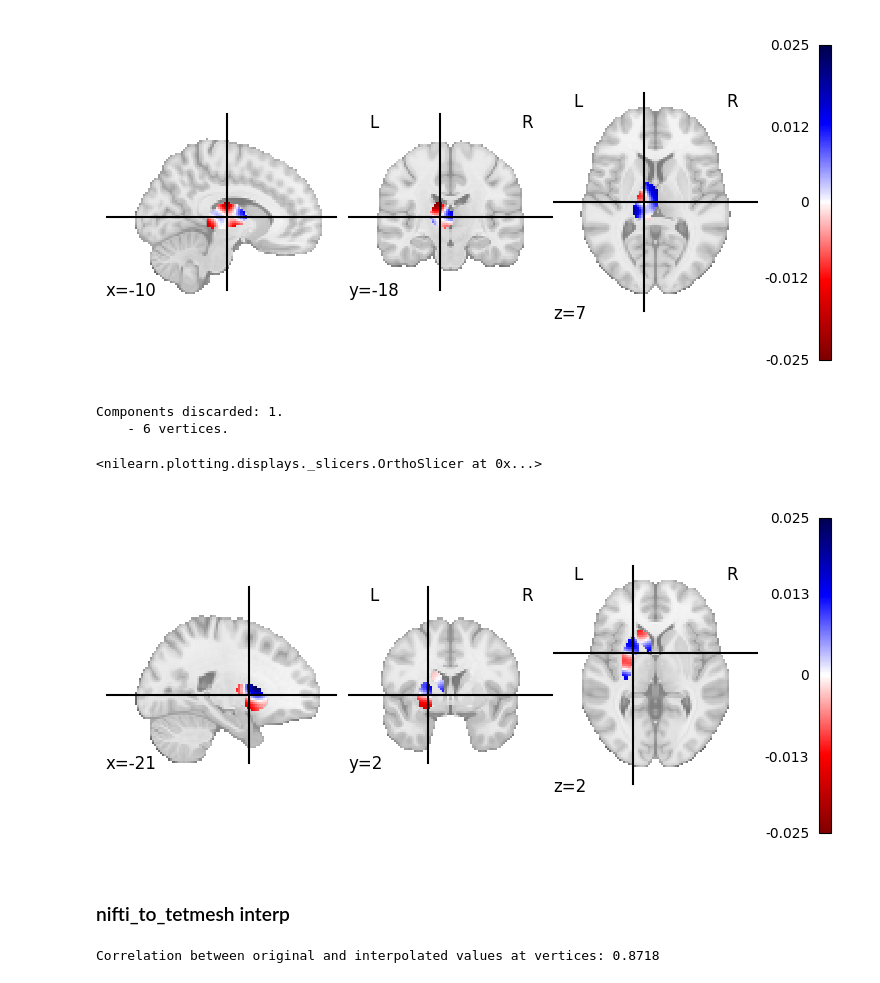
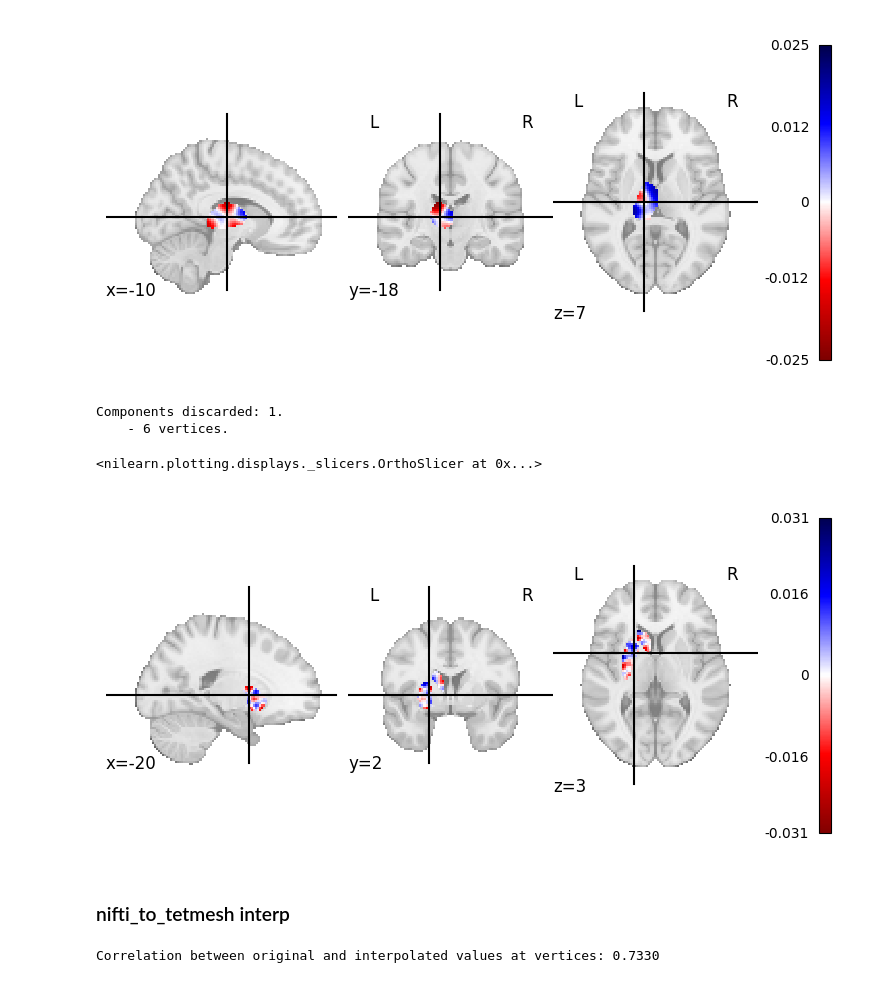
Before and after one commit to izachp/neuromodes, a Jupyter notebook: TEMP_investigations/align_spaces.ipynb, the cells around one changed output. Cells and saved outputs as stored; diff of their text form; code cells hidden in the pictures.

```diff
--- a/TEMP_investigations/align_spaces.ipynb
+++ b/TEMP_investigations/align_spaces.ipynb
@@ -81,18 +81,18 @@ plot_stat_map(mode_nifti, display_mode='ortho', cmap='seismic_r')
 # %%
 # Try striatum
 niftipath = f'{neuromodes}/TEMP_investigations/hcp_striatum-lh_thr25.nii.gz'
 nifti = load(niftipath)
 
 vol = make_vol_mesh(nifti, discard_components=True)
-solver = EigenSolver(vol).solve(10)
+solver = EigenSolver(vol).solve(100)
 plot_mesh_data(vol, solver.emodes[:, -1])
 mode_nifti = tetmesh_to_nifti(solver.emodes[:, -1], solver.geometry, nifti)
 plot_stat_map(mode_nifti, display_mode='ortho', cmap='seismic_r')
 # %% [output]
 Components discarded: 1.
     - 6 vertices.
 <nilearn.plotting.displays._slicers.OrthoSlicer at 0x...>
-[figure, old version]
+[figure, new version]
 # %% [markdown]
 ### nifti_to_tetmesh interp
 # %%
@@ -106,4 +106,4 @@ plot_mesh_data(vol, mode_tetmesh, cmap_center=0)
 corr = np.corrcoef(solver.emodes[:, -1], mode_tetmesh)[0, 1]
 print(f'Correlation between original and interpolated values at vertices: {corr:.4f}')
 # %% [output]
-Correlation between original and interpolated values at vertices: 0.8718
+Correlation between original and interpolated values at vertices: 0.7330
```
Also changed, not shown: 5 other files.
